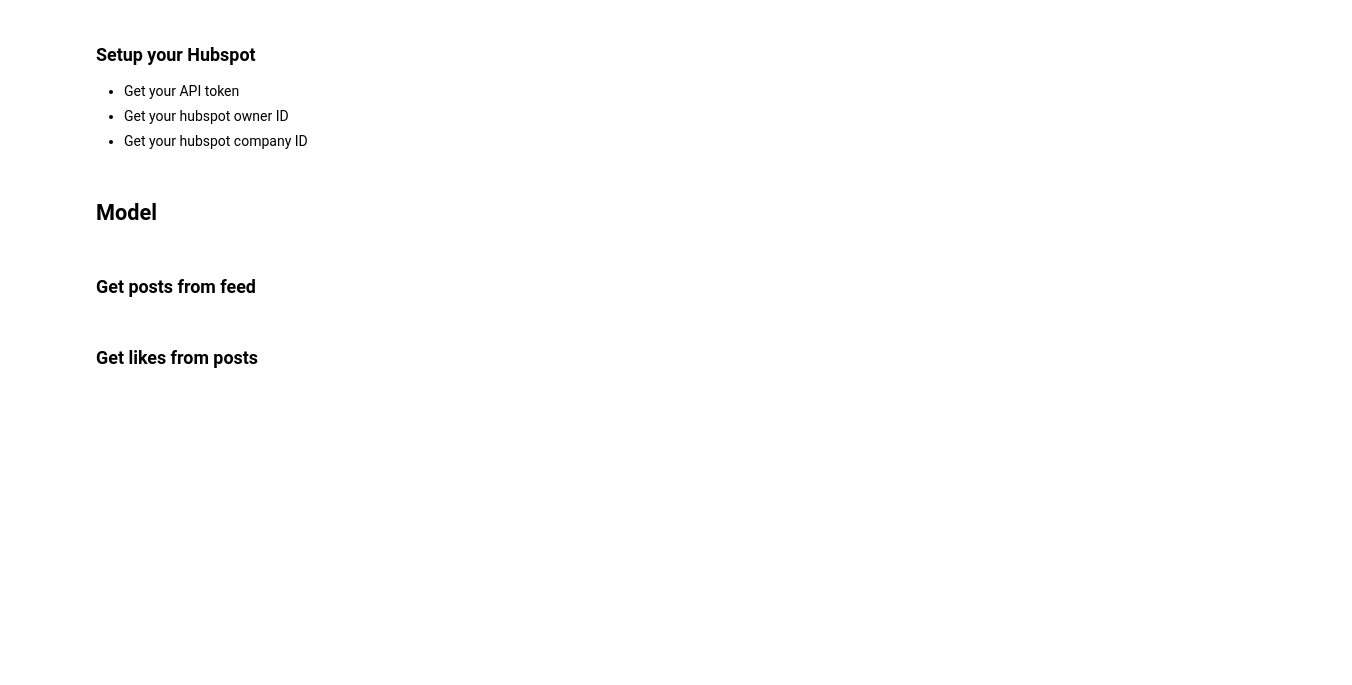
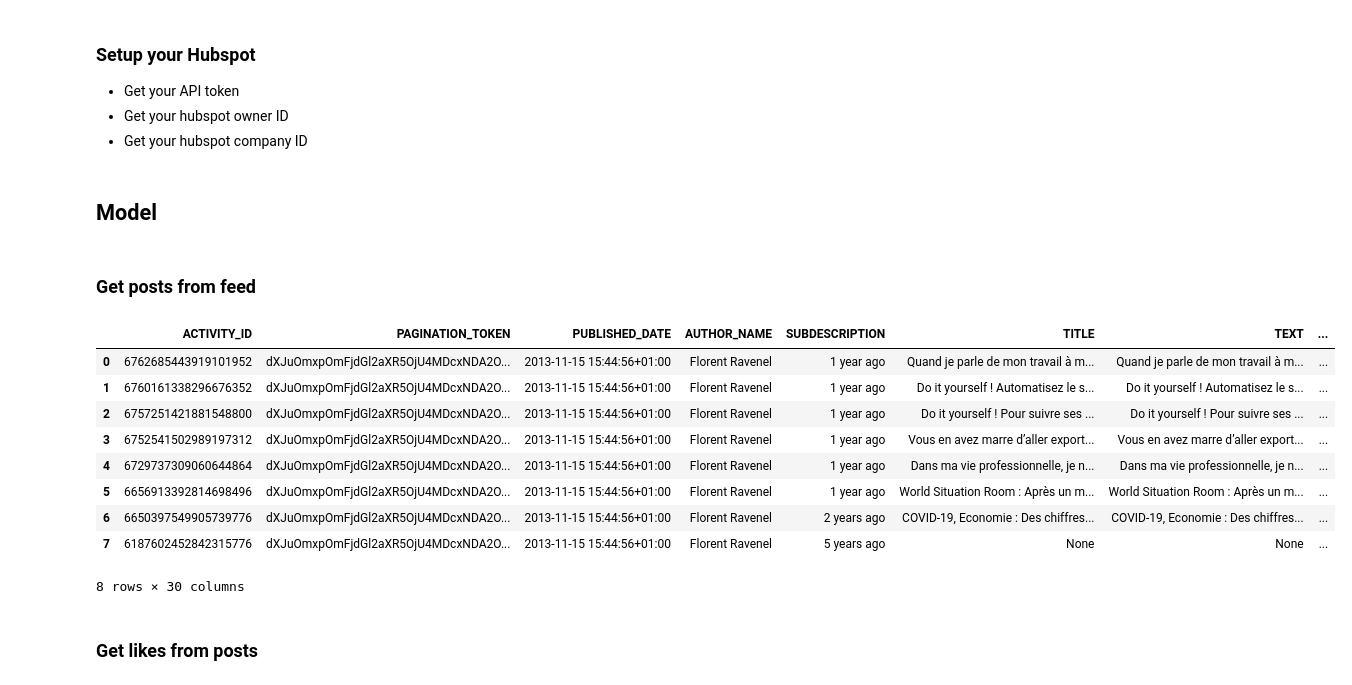
Before and after one commit to jupyter-naas/awesome-notebooks, a Jupyter notebook: LinkedIn/LinkedIn_Generate_leads_from_posts.ipynb, the cells around one changed output. Cells and saved outputs as stored; diff of their text form; code cells hidden in the pictures; blank space fills up the shorter version.

```diff
--- a/LinkedIn/LinkedIn_Generate_leads_from_posts.ipynb
+++ b/LinkedIn/LinkedIn_Generate_leads_from_posts.ipynb
@@ -43,6 +47,18 @@ HUB_COMPANY_ID = ""
 ### Get posts from feed
 # %%
 df_posts = linkedin.connect(LI_AT, JSESSIONID).profile.get_posts_feed(PROFILE_URL, count=100, limit=-1)
+df_posts
+# %% [output]
+|  | ACTIVITY_ID | PAGINATION_TOKEN | PUBLISHED_DATE | AUTHOR_NAME | SUBDESCRIPTION | TITLE | TEXT | ... |
+| 0 | 6762685443919101952 | dXJuOmxpOmFjdGl2aXR5OjU4MDcxNDA2O... | 2013-11-15 15:44:56+01:00 | Florent Ravenel | 1 year ago | Quand je parle de mon travail à m... | Quand je parle de mon travail à m... | ... |
+| 1 | 6760161338296676352 | dXJuOmxpOmFjdGl2aXR5OjU4MDcxNDA2O... | 2013-11-15 15:44:56+01:00 | Florent Ravenel | 1 year ago | Do it yourself ! Automatisez le s... | Do it yourself ! Automatisez le s... | ... |
+| 2 | 6757251421881548800 | dXJuOmxpOmFjdGl2aXR5OjU4MDcxNDA2O... | 2013-11-15 15:44:56+01:00 | Florent Ravenel | 1 year ago | Do it yourself ! Pour suivre ses ... | Do it yourself ! Pour suivre ses ... | ... |
+| 3 | 6752541502989197312 | dXJuOmxpOmFjdGl2aXR5OjU4MDcxNDA2O... | 2013-11-15 15:44:56+01:00 | Florent Ravenel | 1 year ago | Vous en avez marre d’aller export... | Vous en avez marre d’aller export... | ... |
+| 4 | 6729737309060644864 | dXJuOmxpOmFjdGl2aXR5OjU4MDcxNDA2O... | 2013-11-15 15:44:56+01:00 | Florent Ravenel | 1 year ago | Dans ma vie professionnelle, je n... | Dans ma vie professionnelle, je n... | ... |
+| 5 | 6656913392814698496 | dXJuOmxpOmFjdGl2aXR5OjU4MDcxNDA2O... | 2013-11-15 15:44:56+01:00 | Florent Ravenel | 1 year ago | World Situation Room : Après un m... | World Situation Room : Après un m... | ... |
+| 6 | 6650397549905739776 | dXJuOmxpOmFjdGl2aXR5OjU4MDcxNDA2O... | 2013-11-15 15:44:56+01:00 | Florent Ravenel | 2 years ago | COVID-19, Economie : Des chiffres... | COVID-19, Economie : Des chiffres... | ... |
+| 7 | 6187602452842315776 | dXJuOmxpOmFjdGl2aXR5OjU4MDcxNDA2O... | 2013-11-15 15:44:56+01:00 | Florent Ravenel | 5 years ago | None | None | ... |
+8 rows × 30 columns
 # %% [markdown]
 ### Get likes from posts
 # %%
```
Also changed, not shown: parts of 14 cells of this notebook.
